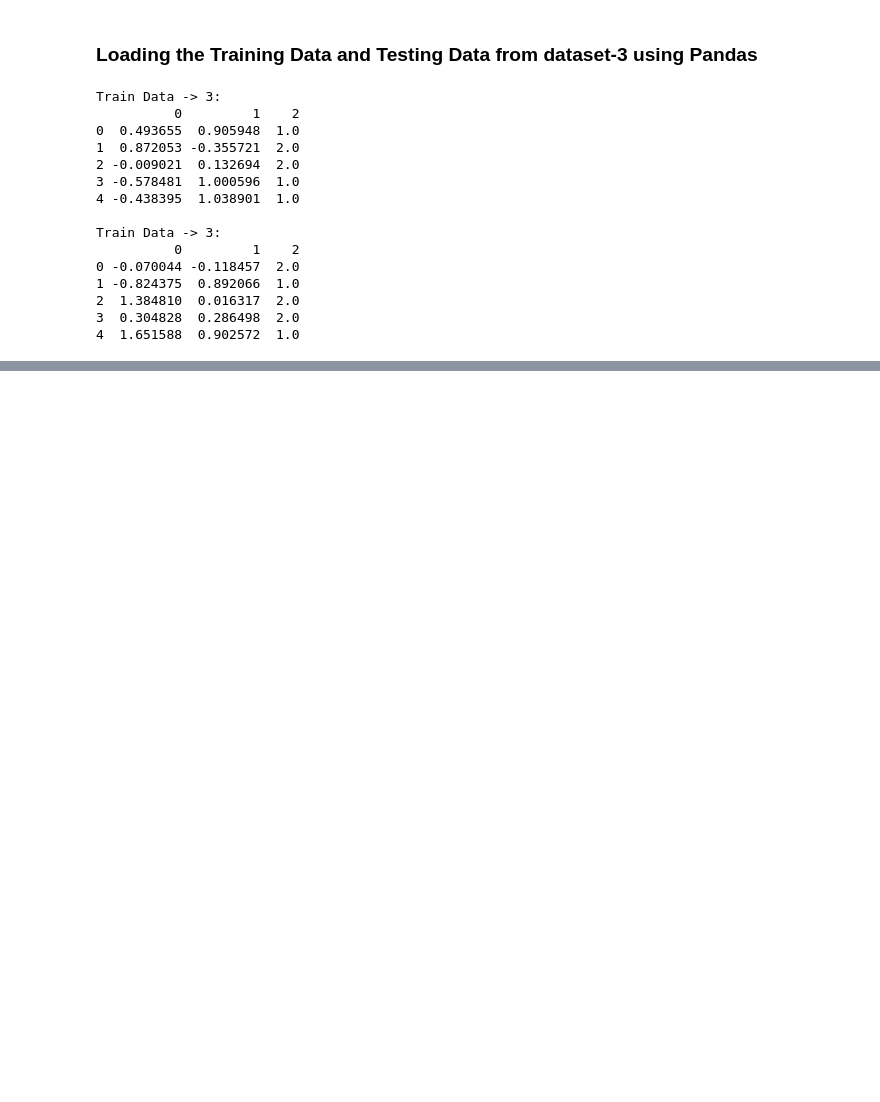
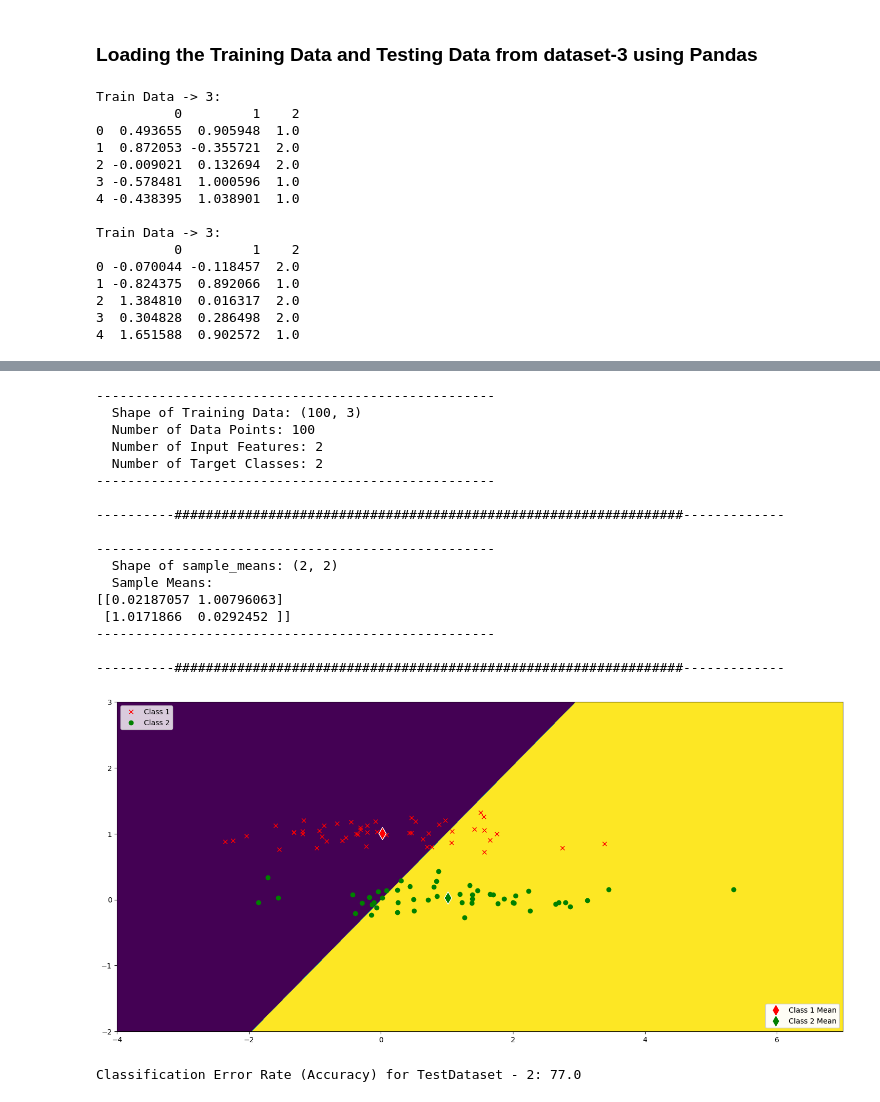
Before and after one commit to SudeshKumarSK/ee559-mlOne, a Jupyter notebook: homeworkOne.ipynb, the cells around one changed output, grey strips where cells are left out. Cells and saved outputs as stored; diff of their text form; code cells hidden in the pictures; blank space fills up the shorter version.

```diff
--- a/homeworkOne.ipynb
+++ b/homeworkOne.ipynb
@@ -127,3 +179,29 @@ nmc_test_2 = nearestMeansClassifier.NearestMeansClassifier(test_data_2)
+# %%
+nmc_test_2.generate_data()
+nmc_test_2.findClassMeans()
+nmc_test_2.plotBoundary()
+nmc_test_2.classify()
+print(f"Classification Error Rate (Accuracy) for TestDataset - 2: {nmc_test_2.calculateAccuracy(True)}")
+# %% [output]
+---------------------------------------------------
+  Shape of Training Data: (100, 3)
+  Number of Data Points: 100
+  Number of Input Features: 2
+  Number of Target Classes: 2
+---------------------------------------------------
+
+----------#################################################################-------------
+
+---------------------------------------------------
+  Shape of sample_means: (2, 2)
+  Sample Means:
+[[0.02187057 1.00796063]
+ [1.0171866  0.0292452 ]]
+---------------------------------------------------
+
+----------#################################################################-------------
+[figure, added]
+Classification Error Rate (Accuracy) for TestDataset - 2: 77.0
 # %%
 nmc_train_3 = nearestMeansClassifier.NearestMeansClassifier(train_data_3)
 nmc_test_3 = nearestMeansClassifier.NearestMeansClassifier(test_data_3)
```
Also changed, not shown: parts of 5 cells of this notebook.
